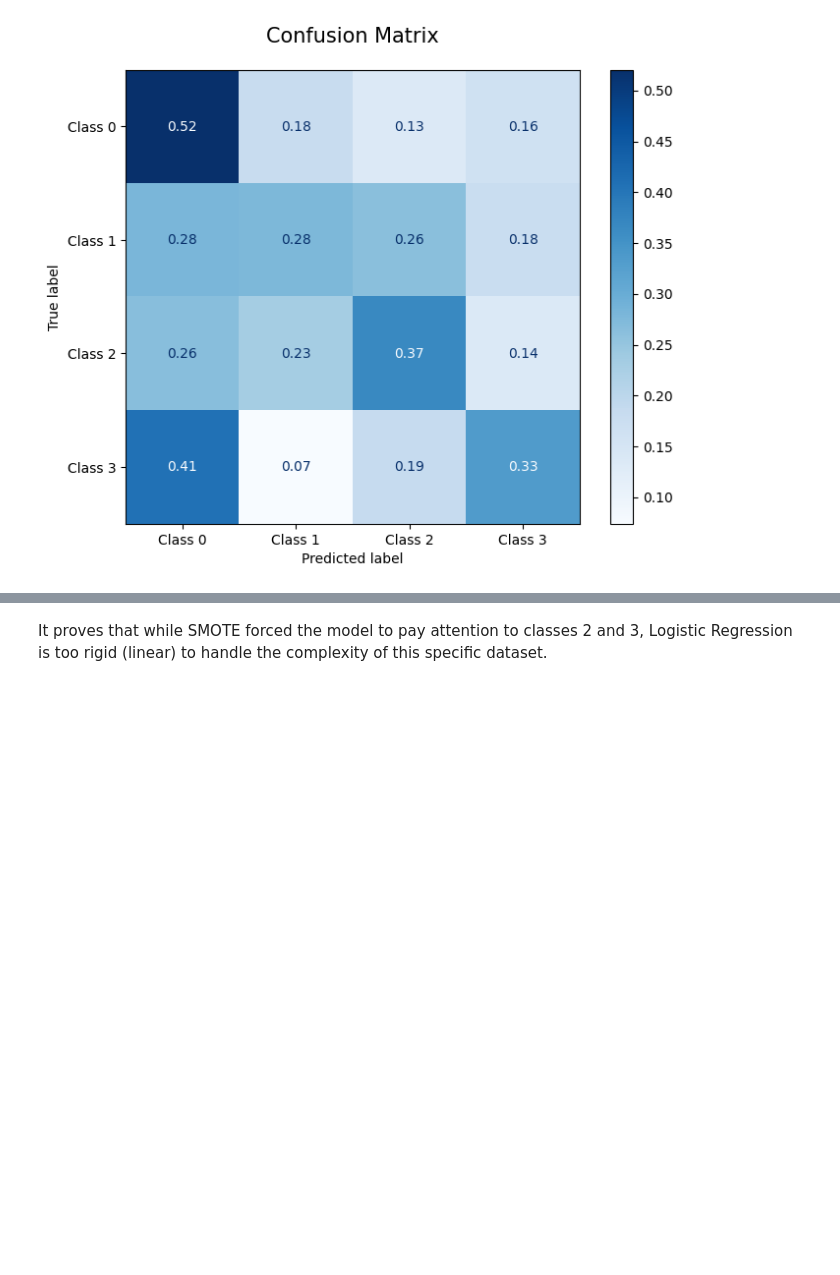
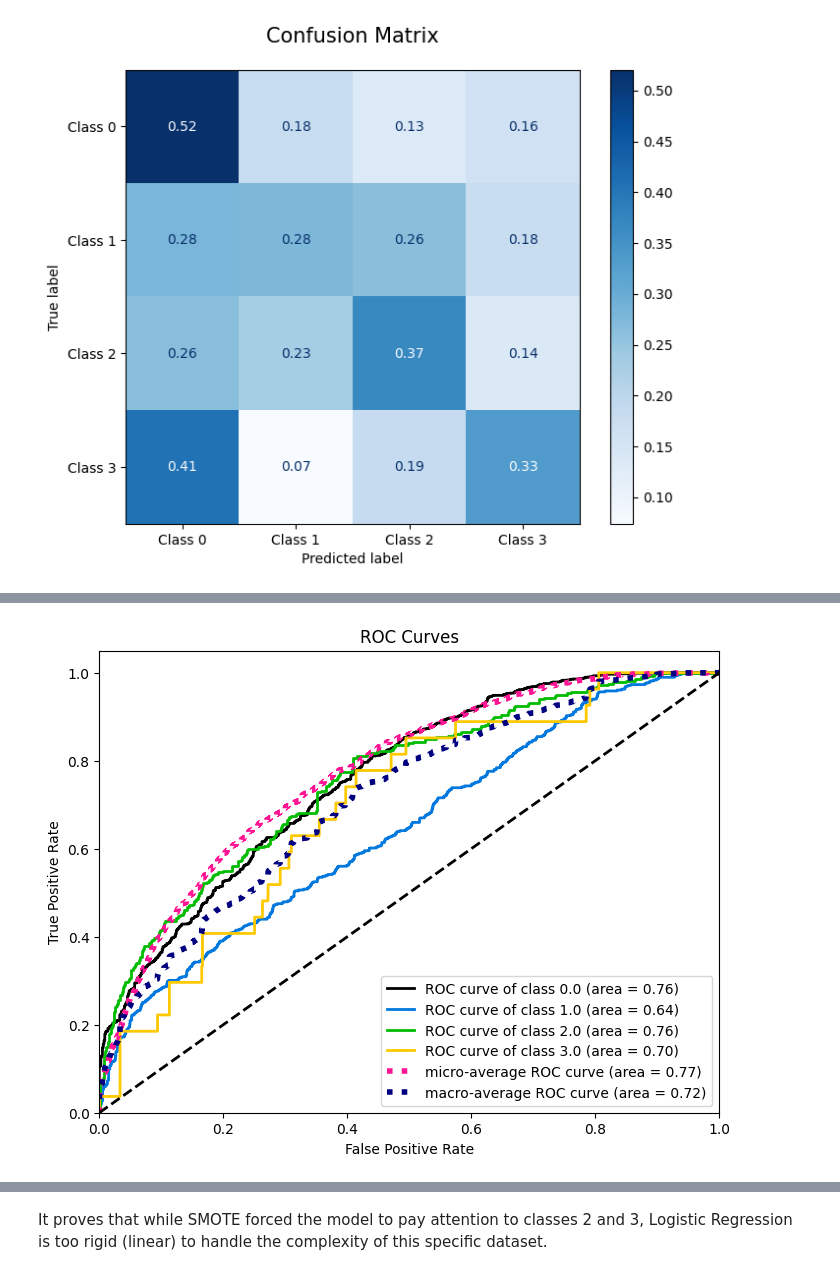
Before and after one commit to kilomo12/Data_Mining_project2, a Jupyter notebook: Logistic regression.ipynb, the cells around one changed output, grey strips where cells are left out. Saved outputs shown, nothing was run; the diff lists cells and outputs as text; code cells hidden in the pictures; blank space fills up the shorter version.

```diff
--- a/Logistic regression.ipynb
+++ b/Logistic regression.ipynb
@@ -268,0 +272,4 @@ plt.show()
+# %%
+# Balance the Training Set (SMOTE)
+smote = SMOTE(random_state=42)
+X_train_res, y_train_res = smote.fit_resample(X_train, y_train)
@@ -268,0 +282,29 @@ plt.show()
+# %%
+# Dimensionality Reduction (XGBoost)
+selector = SelectFromModel(xgb.XGBClassifier(n_estimators=100, random_state=42))
+selector.fit(X_train_scaled, y_train_res)
+
+X_train_final = selector.transform(X_train_scaled)
+X_test_final = selector.transform(X_test_scaled)
+# %%
+# Hyper-parameter Tuning
+param_grid = {
+    'C': [0.01, 0.1, 1, 10],
+    'l1_ratio': [0, 0.5, 1], # 0=L2, 1=L1, 0.5=Both
+    'penalty': ['elasticnet'],
+    'solver': ['saga'],      # 'saga' is required for elasticnet
+    'max_iter': [2000]
+}
+# %%
+# Grid Search
+# 'f1_weighted' is the key here. It won't crash on multiclass
+# and remains accurate for binary.
+grid_search = GridSearchCV(
+    LogisticRegression(random_state=42),
+    param_grid=param_grid,
+    cv=5,
+    scoring='f1_weighted',
+    n_jobs=-1
+)
+
+grid_search.fit(X_train_final, y_train_res)
@@ -268,0 +352,14 @@ plt.show()
+# %%
+import scikitplot as skplt
+
+# 1. Get predictions from the BEST model found by GridSearch
+best_model = grid_search.best_estimator_
+y_pred = best_model.predict(X_test_final)
+y_score = best_model.predict_proba(X_test_final)
+
+# ROC curve
+# Works for both 2 and 4 classes
+skplt.metrics.plot_roc(y_test, y_score, figsize=(8, 6), title="ROC Curves")
+plt.show()
+# %% [output]
+[figure, added]
```
Also changed, not shown: parts of 34 cells of this notebook, 18 other files.
